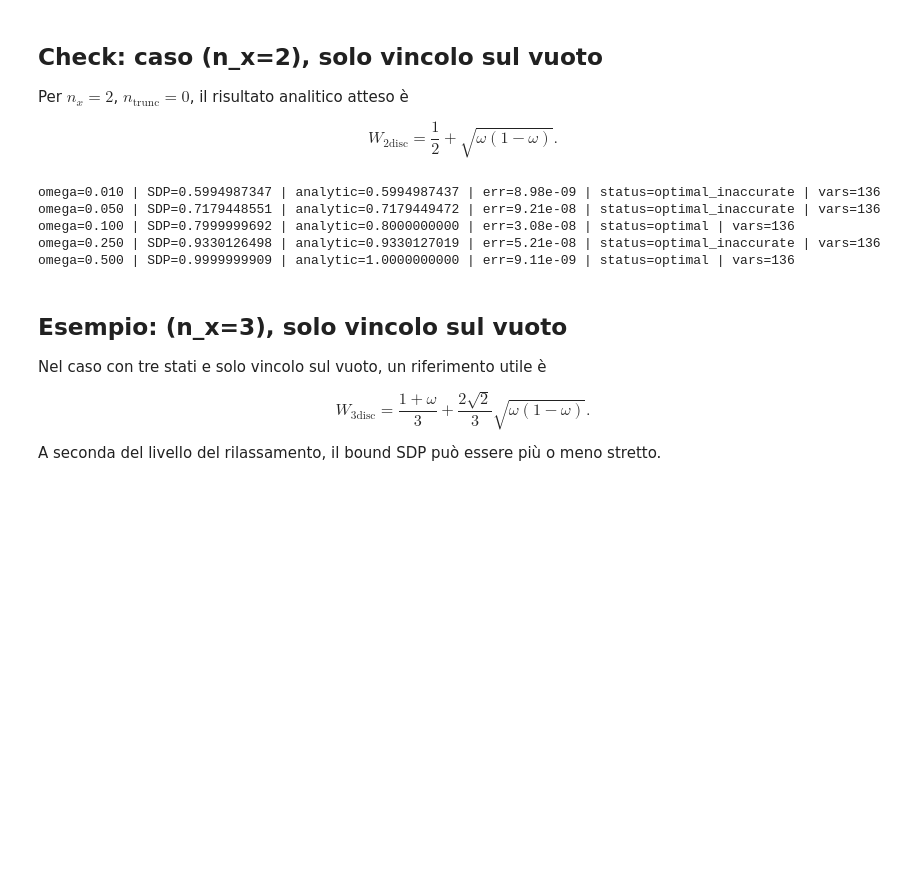
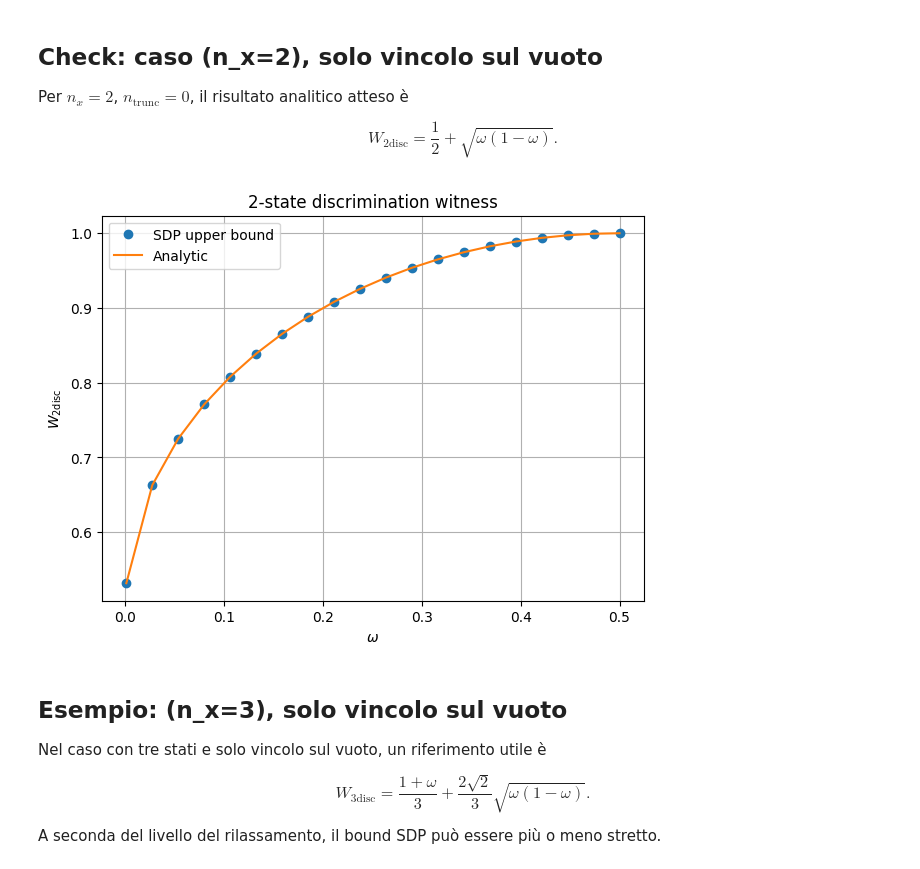
Before and after one commit to gigits02/SDP, a Jupyter notebook: nstates.ipynb, the cells around one changed output. Cells and saved outputs as stored; diff of their text form; code cells hidden in the pictures; blank space fills up the shorter version.

```diff
--- a/nstates.ipynb
+++ b/nstates.ipynb
@@ -231,20 +231,14 @@ def build_operators(n_x, n_trunc):
 
 def build_words(n_x, n_trunc, include_extra=True):
     rhos, measurements, sigmas = build_operators(n_x, n_trunc)
-
+    generators = rhos + measurements + sigmas
     words = [()]
 
-    # Parole di lunghezza 1
-    words += [(r,) for r in rhos]
-    words += [(M,) for M in measurements]
-    words += [(s,) for s in sigmas]
+    # livello 1
+    words += [(A,) for A in generators]
 
-    # Parole di lunghezza 2 rilevanti
-    words += [(r, M) for r in rhos for M in measurements]
-    words += [(r, s) for r in rhos for s in sigmas]
-    words += [(s, M) for s in sigmas for M in measurements]
-    words += [(r, r) for r in rhos]
-    words += [(s, r) for s in sigmas for r in rhos]
+    # livello 2 completo: tutti i prodotti AB
+    words += [(A, B) for A in generators for B in generators]
 
     if include_extra:
         # Alcune parole più forti (da usare per n_x > 2)
@@ -361,37 +355,34 @@ $$
 W_{2\mathrm{disc}} = \frac12 + \sqrt{\omega(1-\omega)}.
 $$
 # %%
-omegas = [0.01, 0.05, 0.10, 0.25, 0.50]
+omegas = np.linspace(0.001, 0.5, 20)
 results_2 = []
-
+analytics2 = []
 for omega in omegas:
     res = solve_n_state_discrimination(
         n_x=2,
         n_trunc=0,
         omega=omega,
-        solver="CLARABEL",
+        solver="MOSEK",
         include_extra_words=True,
     )
     analytic = 0.5 + np.sqrt(omega * (1 - omega))
     res["analytic"] = analytic
     res["absolute_error"] = None if res["sdp_upper_bound"] is None else abs(res["sdp_upper_bound"] - analytic)
-    results_2.append(res)
+    results_2.append(res["sdp_upper_bound"])
+    analytics2.append(res["analytic"])
 
-for res in results_2:
-    print(
-        f"omega={res['omega'][0,0]:.3f} | "
-        f"SDP={res['sdp_upper_bound']:.10f} | "
-        f"analytic={res['analytic']:.10f} | "
-        f"err={res['absolute_error']:.2e} | "
-        f"status={res['status']} | "
-        f"vars={res['num_moment_variables']}"
-    )
+plt.figure(figsize=(7, 5))
+plt.plot(omegas, results_2, "o", label="SDP upper bound")
+plt.plot(omegas, analytics2, "-", label="Analytic")
+plt.xlabel(r"$\omega$")
+plt.ylabel(r"$W_{2\mathrm{disc}}$")
+plt.title("2-state discrimination witness")
+plt.legend()
+plt.grid(True)
+plt.show()
 # %% [output]
-omega=0.010 | SDP=0.5994987347 | analytic=0.5994987437 | err=8.98e-09 | status=optimal_inaccurate | vars=136
-omega=0.050 | SDP=0.7179448551 | analytic=0.7179449472 | err=9.21e-08 | status=optimal_inaccurate | vars=136
-omega=0.100 | SDP=0.7999999692 | analytic=0.8000000000 | err=3.08e-08 | status=optimal | vars=136
-omega=0.250 | SDP=0.9330126498 | analytic=0.9330127019 | err=5.21e-08 | status=optimal_inaccurate | vars=136
-omega=0.500 | SDP=0.9999999909 | analytic=1.0000000000 | err=9.11e-09 | status=optimal | vars=136
+[figure, added]
 # %% [markdown]
 ## Esempio: \(n_x=3\), solo vincolo sul vuoto
 
```
Also changed, not shown: parts of 6 cells of this notebook.
